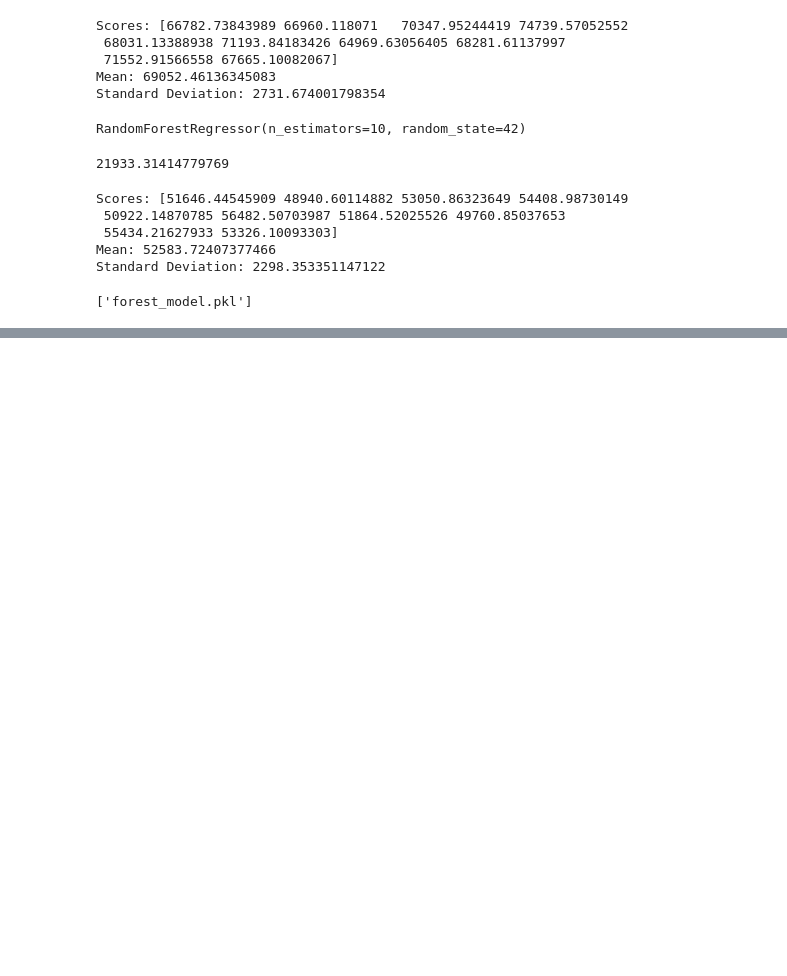
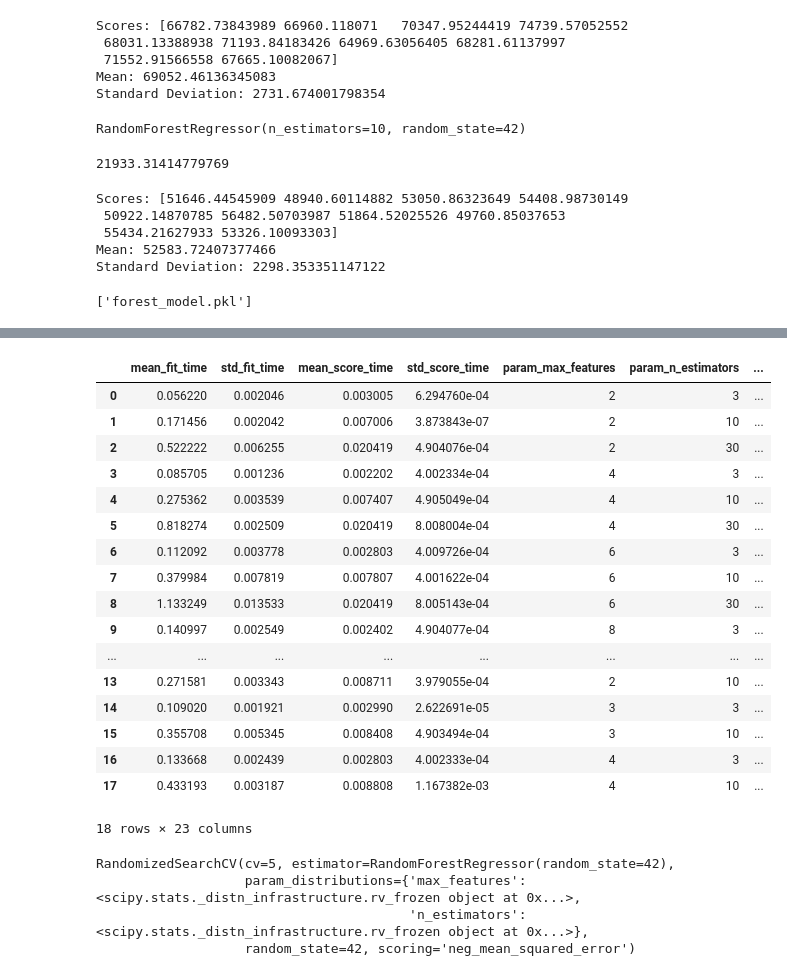
Before and after one commit to andrewe17/ML-example-project, a Jupyter notebook: housing-example-project.ipynb, the cells around one changed output, grey strips where cells are left out. Saved outputs shown, nothing was run; the diff lists cells and outputs as text; code cells hidden in the pictures; blank space fills up the shorter version.

Commit message:
model fine tuning

```diff
--- a/housing-example-project.ipynb
+++ b/housing-example-project.ipynb
@@ -571,3 +573,20 @@ import joblib
 joblib.dump(forest_reg, "forest_model.pkl")
 # %% [output]
 ['forest_model.pkl']
+# %%
+from sklearn.model_selection import GridSearchCV
+
+param_grid = [
+    #12 combinations (3x4)
+    {'n_estimators': [3, 10, 30], 'max_features': [2,4,6,8]},
+    #6 combinations(2x3) with bootstrap = false
+    {'bootstrap': [False], 'n_estimators': [3, 10], 'max_features': [2,3,4]},
+]
+
+forest_reg = RandomForestRegressor(random_state=42)
+
+grid_search = GridSearchCV(forest_reg, param_grid, cv=5,
+                          scoring='neg_mean_squared_error',
+                          return_train_score=True)
+
+grid_search.fit(housing_prepared, housing_labels)
@@ -573,0 +631,40 @@ joblib.dump(forest_reg, "forest_model.pkl")
+# %%
+pd.DataFrame(grid_search.cv_results_)
+# %% [output]
+|  | mean_fit_time | std_fit_time | mean_score_time | std_score_time | param_max_features | param_n_estimators | ... |
+| 0 | 0.056220 | 0.002046 | 0.003005 | 6.294760e-04 | 2 | 3 | ... |
+| 1 | 0.171456 | 0.002042 | 0.007006 | 3.873843e-07 | 2 | 10 | ... |
+| 2 | 0.522222 | 0.006255 | 0.020419 | 4.904076e-04 | 2 | 30 | ... |
+| 3 | 0.085705 | 0.001236 | 0.002202 | 4.002334e-04 | 4 | 3 | ... |
+| 4 | 0.275362 | 0.003539 | 0.007407 | 4.905049e-04 | 4 | 10 | ... |
+| 5 | 0.818274 | 0.002509 | 0.020419 | 8.008004e-04 | 4 | 30 | ... |
+| 6 | 0.112092 | 0.003778 | 0.002803 | 4.009726e-04 | 6 | 3 | ... |
+| 7 | 0.379984 | 0.007819 | 0.007807 | 4.001622e-04 | 6 | 10 | ... |
+| 8 | 1.133249 | 0.013533 | 0.020419 | 8.005143e-04 | 6 | 30 | ... |
+| 9 | 0.140997 | 0.002549 | 0.002402 | 4.904077e-04 | 8 | 3 | ... |
+| ... | ... | ... | ... | ... | ... | ... | ... |
+| 13 | 0.271581 | 0.003343 | 0.008711 | 3.979055e-04 | 2 | 10 | ... |
+| 14 | 0.109020 | 0.001921 | 0.002990 | 2.622691e-05 | 3 | 3 | ... |
+| 15 | 0.355708 | 0.005345 | 0.008408 | 4.903494e-04 | 3 | 10 | ... |
+| 16 | 0.133668 | 0.002439 | 0.002803 | 4.002333e-04 | 4 | 3 | ... |
+| 17 | 0.433193 | 0.003187 | 0.008808 | 1.167382e-03 | 4 | 10 | ... |
+18 rows × 23 columns
+# %%
+from sklearn.model_selection import RandomizedSearchCV
+from scipy.stats import randint
+
+param_distribs = {
+    'n_estimators': randint(low=1, high=30),
+    'max_features': randint(low=1, high= 8),
+}
+
+forest_reg = RandomForestRegressor(random_state=42)
+rnd_search = RandomizedSearchCV(forest_reg,param_distributions=param_distribs,
+                                n_iter=10, cv=5, scoring='neg_mean_squared_error', random_state=42)
+
+rnd_search.fit(housing_prepared, housing_labels)
+# %% [output]
+RandomizedSearchCV(cv=5, estimator=RandomForestRegressor(random_state=42),
+                   param_distributions={'max_features': <scipy.stats._distn_infrastructure.rv_frozen object at 0x...>,
+                                        'n_estimators': <scipy.stats._distn_infrastructure.rv_frozen object at 0x...>},
+                   random_state=42, scoring='neg_mean_squared_error')
```
Also changed, not shown: parts of 9 cells of this notebook.
